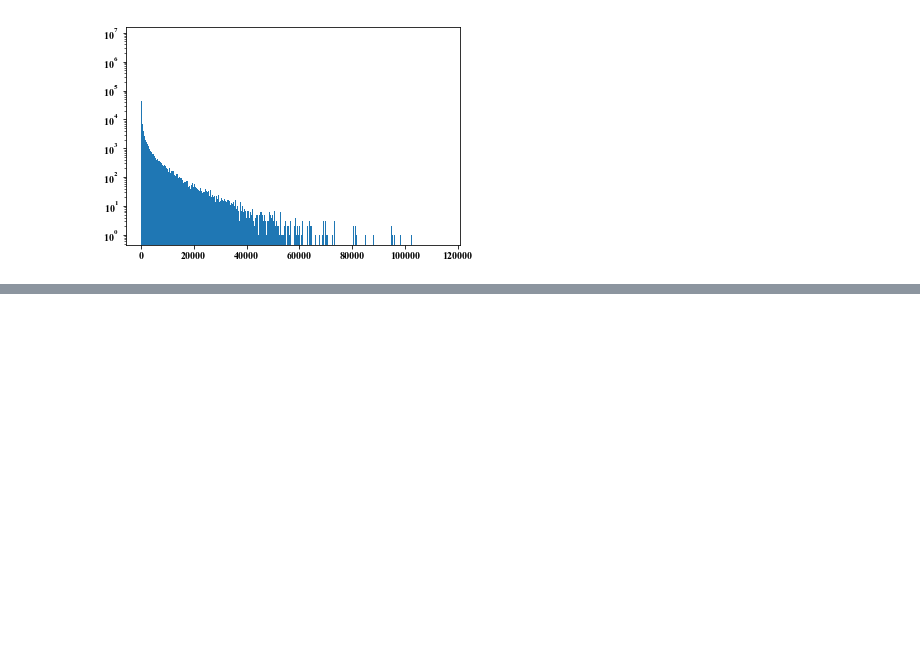
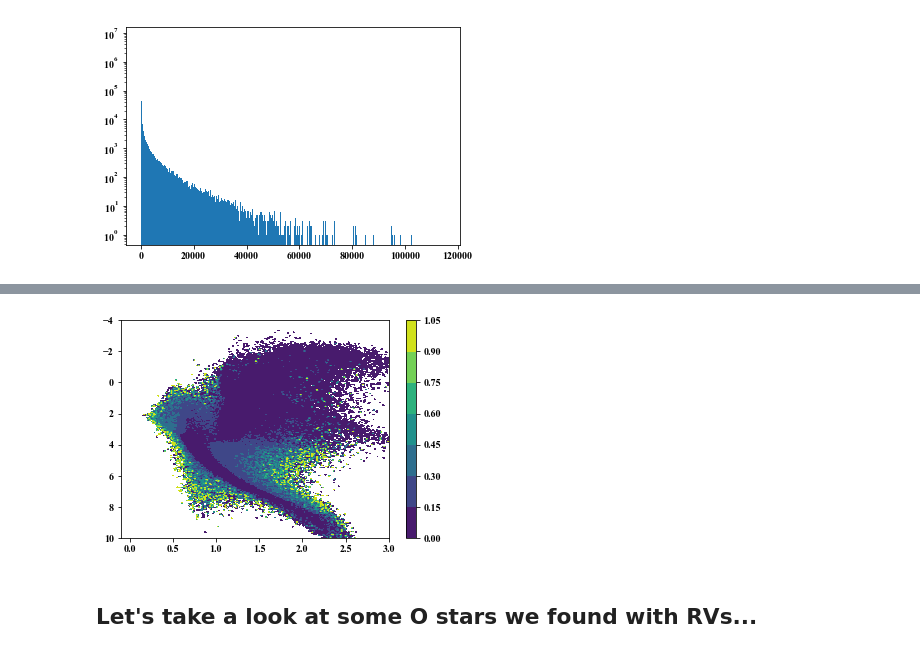
Before and after one commit to tzdwi/GaiaSprintBinary, a Jupyter notebook: gaia_kinematics.ipynb, the cells around one changed output, grey strips where cells are left out. Cells and saved outputs as stored; diff of their text form; code cells hidden in the pictures; blank space fills up the shorter version.

```diff
--- a/gaia_kinematics.ipynb
+++ b/gaia_kinematics.ipynb
@@ -144,0 +159,28 @@ plt.hist(merge_df['astrometric_excess_noise_sig'],bins=1000,log=True);
+# %%
+xdat1 = binar_cut['phot_bp_mean_mag']-binar_cut['phot_rp_mean_mag']
+ydat1 = binar_cut['phot_g_mean_mag'] - 5.0*np.log10(binar_cut['dist']) + 5.0
+
+xdat2 = merge_df['phot_bp_mean_mag'][nearby]-merge_df['phot_rp_mean_mag'][nearby]
+ydat2 = merge_df['phot_g_mean_mag'][nearby] - 5.0*np.log10(merge_df['dist'][nearby]) + 5.0
+
+
+H2,xedges2,yedges2 = np.histogram2d(xdat2[~(np.isnan(xdat2)|np.isnan(ydat2))],
+                                 ydat2[~(np.isnan(xdat2)|np.isnan(ydat2))],
+                                 bins=(500,500))
+
+H1,xedges1,yedges1 = np.histogram2d(xdat1[~(np.isnan(xdat1)|np.isnan(ydat1))],
+                                 ydat1[~(np.isnan(xdat1)|np.isnan(ydat1))],
+                                 bins=(xedges2,yedges2))
+
+plt.contourf(xedges1[:-1]+np.abs(np.diff(xedges1)[0])/2,
+            yedges1[:-1]+np.abs(np.diff(yedges1)[0])/2,
+            H1.T/H2.T)
+
+plt.xlim(-0.1,3)
+plt.ylim(10,-4)
+plt.colorbar()
+plt.savefig('rough_binary_fraction_CMD.png')
+# %% [output]
+[figure, added]
+# %% [markdown]
+## Let's take a look at some O stars we found with RVs...
```
Also changed, not shown: parts of 8 cells of this notebook, 1 other file.
